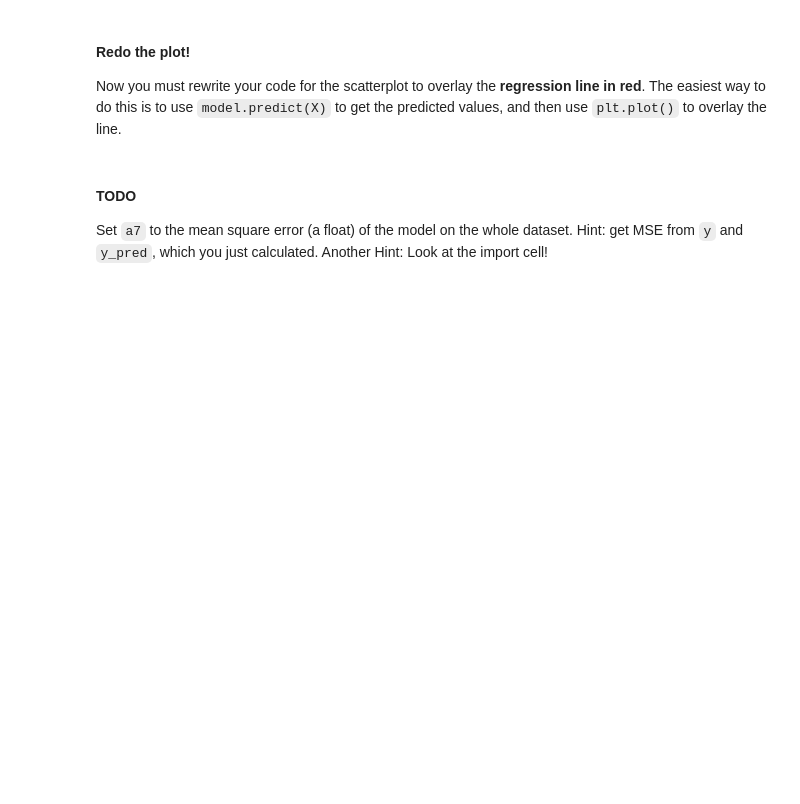
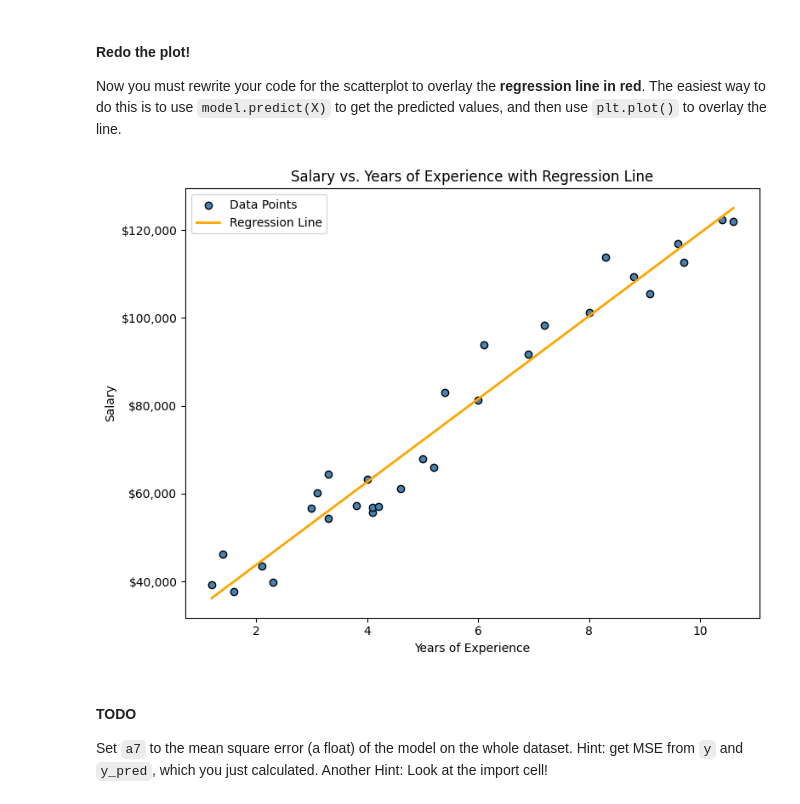
Before and after one commit to DocBursaw/Module-3-Assignments, a Jupyter notebook: Homework_01.ipynb, the cells around one changed output. Cells and saved outputs as stored; diff of their text form; code cells hidden in the pictures; blank space fills up the shorter version.

```diff
--- a/Homework_01.ipynb
+++ b/Homework_01.ipynb
@@ -296,9 +291,10 @@ Train your model on the whole dataset, and set `a5` to the intercept (a float)
 # %%
 # Your code here
 
+model = LinearRegression()
+model.fit(X, y)
 
-
-a5 = 0.0          # replace 0.0 with an expression returning the intercept value
+a5 = model.intercept_          # replace 0.0 with an expression returning the intercept value
 # %%
 # Graded Answer
 # DO NOT change this cell in any way
@@ -313,7 +309,10 @@ Set `a6` to the slope (a float).
 # %%
 # Your code here
 
-a6 = 0.0  # replace 0.0 with an expression returning the slope value
+model.fit(X, y)
+model.coef_[0]
+
+a6 = model.coef_[0]   # replace 0.0 with an expression returning the slope value
 # %%
 # Graded Answer
 # DO NOT change this cell in any way
@@ -328,6 +327,23 @@ Now you must rewrite your code for the scatterplot to overlay the **regression l
 is to  use `model.predict(X)` to get the predicted values, and then use `plt.plot()` to overlay the line.
 # %%
 # Your code here (not graded)
+
+plt.figure(figsize=(8, 6))
+plt.scatter(X, y, color='steelblue', edgecolor='black', label='Data Points')
+
+y_pred = model.predict(X)
+
+plt.plot(X, model.predict(X), color='orange', linewidth=2, label='Regression Line')
+
+plt.title('Salary vs. Years of Experience with Regression Line')
+plt.xlabel('Years of Experience')
+plt.ylabel('Salary')
+plt.gca().yaxis.set_major_formatter(mtick.StrMethodFormatter('${x:,.0f}'))
+plt.legend()
+plt.tight_layout()
+plt.show()
+# %% [output]
+[figure, added]
 # %% [markdown]
 #### TODO
 
```
Also changed, not shown: parts of 12 cells of this notebook.
